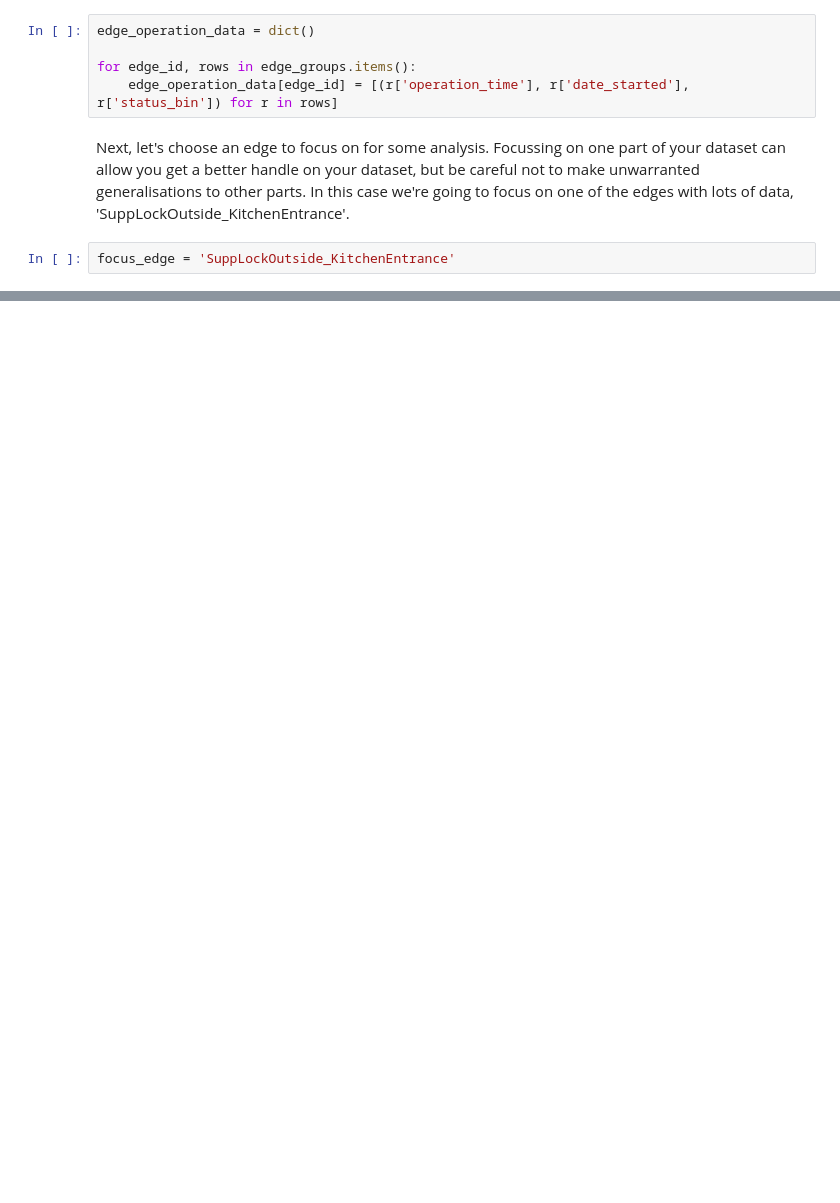
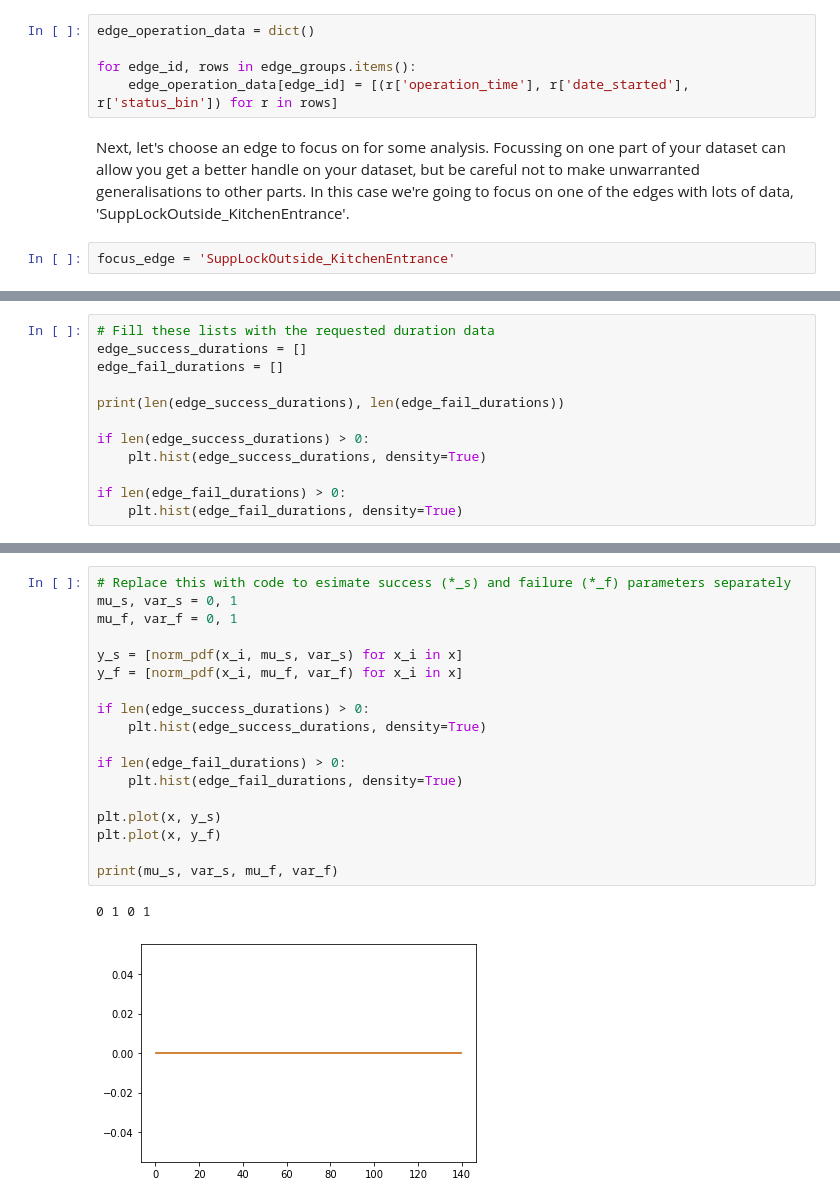
Before and after one commit to hawesie/oxnet-science, a Jupyter notebook: notebooks/robot_navigation_statistics.ipynb, the cells around one changed output, grey strips where cells are left out. Cells and saved outputs as stored; diff of their text form; blank space fills up the shorter version.

```diff
--- a/notebooks/robot_navigation_statistics.ipynb
+++ b/notebooks/robot_navigation_statistics.ipynb
@@ -349,0 +374,12 @@ More open-ended, challenging tasks for those more comfortable with Python and/or
+# %%
+# Fill these lists with the requested duration data
+edge_success_durations = []
+edge_fail_durations = []
+
+print(len(edge_success_durations), len(edge_fail_durations))
+
+if len(edge_success_durations) > 0:
+    plt.hist(edge_success_durations, density=True)
+
+if len(edge_fail_durations) > 0:
+    plt.hist(edge_fail_durations, density=True)
@@ -349,0 +394,21 @@ More open-ended, challenging tasks for those more comfortable with Python and/or
+# %%
+# Replace this with code to esimate success (*_s) and failure (*_f) parameters separately
+mu_s, var_s = 0, 1
+mu_f, var_f = 0, 1
+
+y_s = [norm_pdf(x_i, mu_s, var_s) for x_i in x]
+y_f = [norm_pdf(x_i, mu_f, var_f) for x_i in x]
+
+if len(edge_success_durations) > 0:
+    plt.hist(edge_success_durations, density=True)
+
+if len(edge_fail_durations) > 0:
+    plt.hist(edge_fail_durations, density=True)
+
+plt.plot(x, y_s)
+plt.plot(x, y_f)
+
+print(mu_s, var_s, mu_f, var_f)
+# %% [output]
+0 1 0 1
+[figure, added]
```
Also changed, not shown: parts of 91 cells of this notebook.
